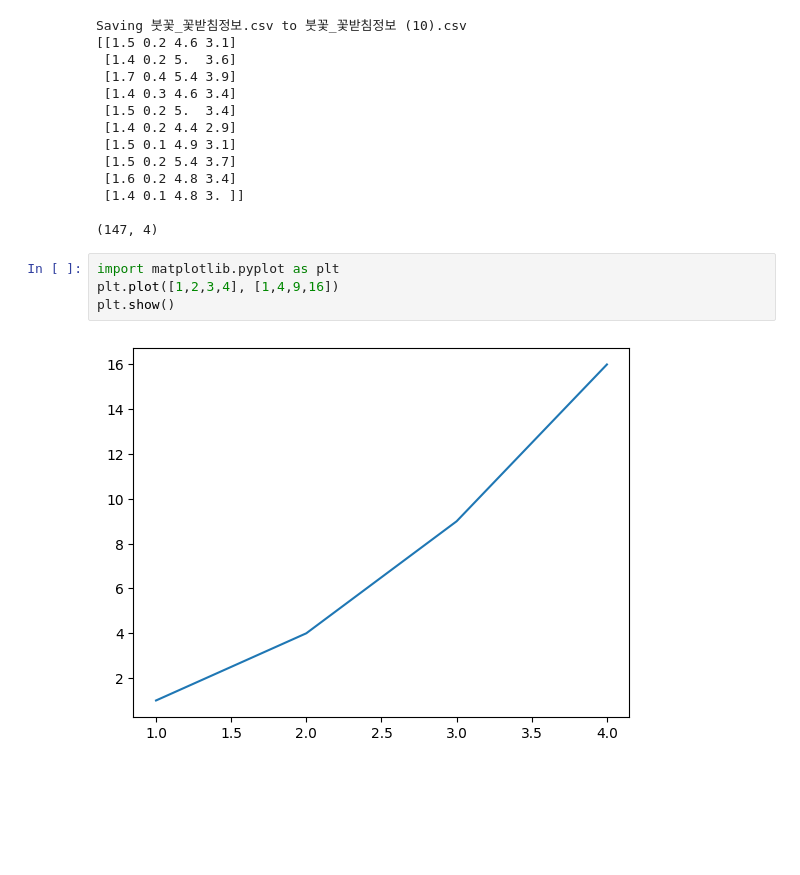
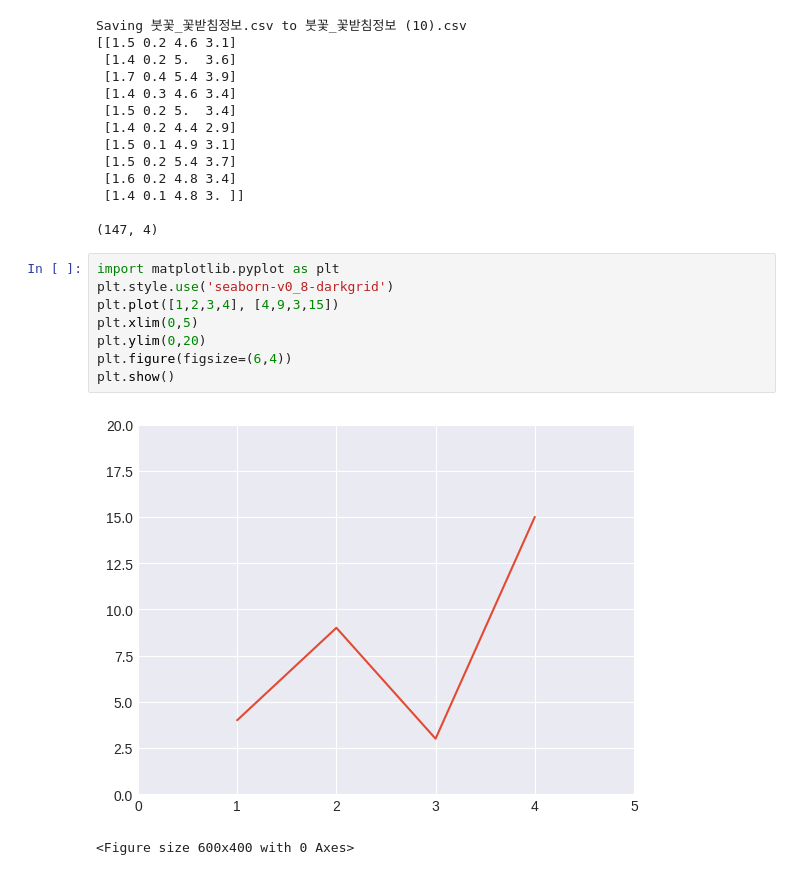
Before and after one commit to sm1118sm/DA, a Jupyter notebook: numpy.ipynb, the cells around one changed output. Drawn from its saved outputs; the diff is of its cells as text; blank space fills up the shorter version.

```diff
--- a/numpy.ipynb
+++ b/numpy.ipynb
@@ -62,7 +62,12 @@ Saving 붓꽃_꽃받침정보.csv to 붓꽃_꽃받침정보 (10).csv
 (147, 4)
 # %%
 import matplotlib.pyplot as plt
-plt.plot([1,2,3,4], [1,4,9,16])
+plt.style.use('seaborn-v0_8-darkgrid')
+plt.plot([1,2,3,4], [4,9,3,15])
+plt.xlim(0,5)
+plt.ylim(0,20)
+plt.figure(figsize=(6,4))
 plt.show()
 # %% [output]
-[figure, old version]
+[figure, new version]
+<Figure size 600x400 with 0 Axes>
```
Also changed, not shown: parts of 2 cells of this notebook.
